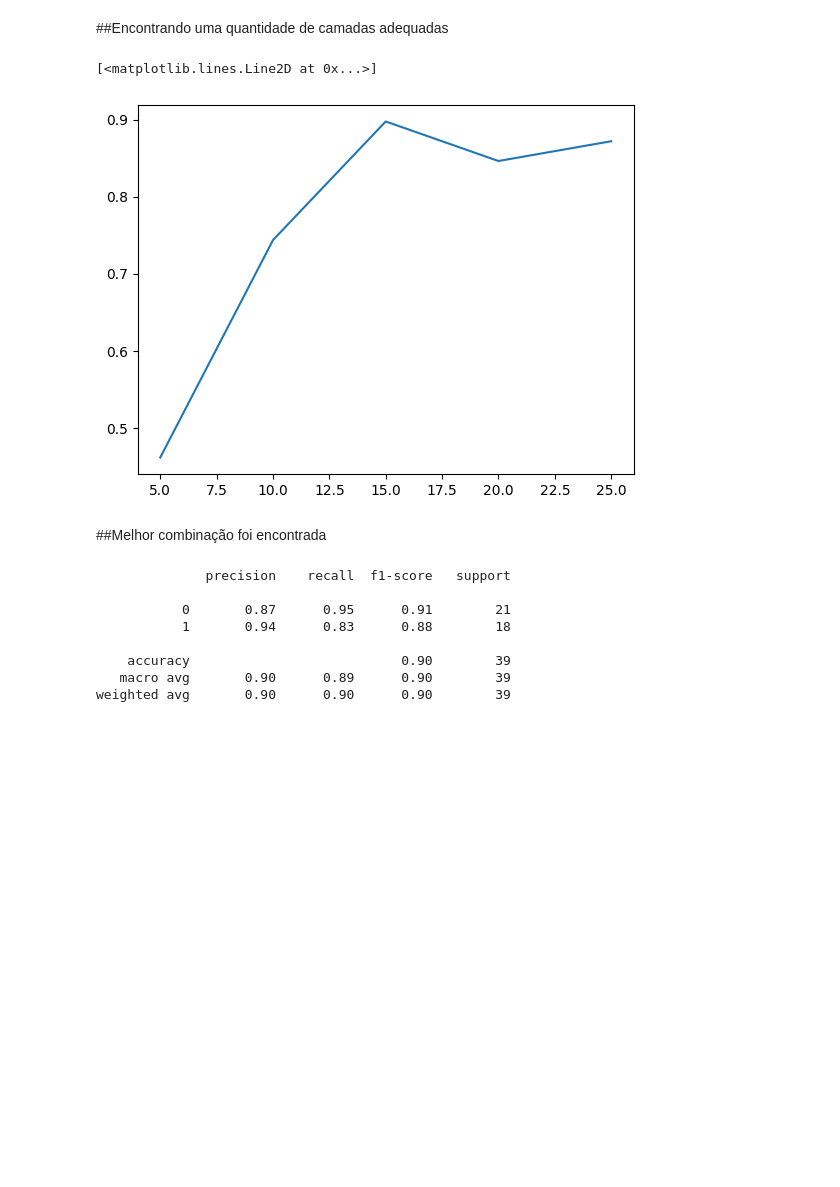
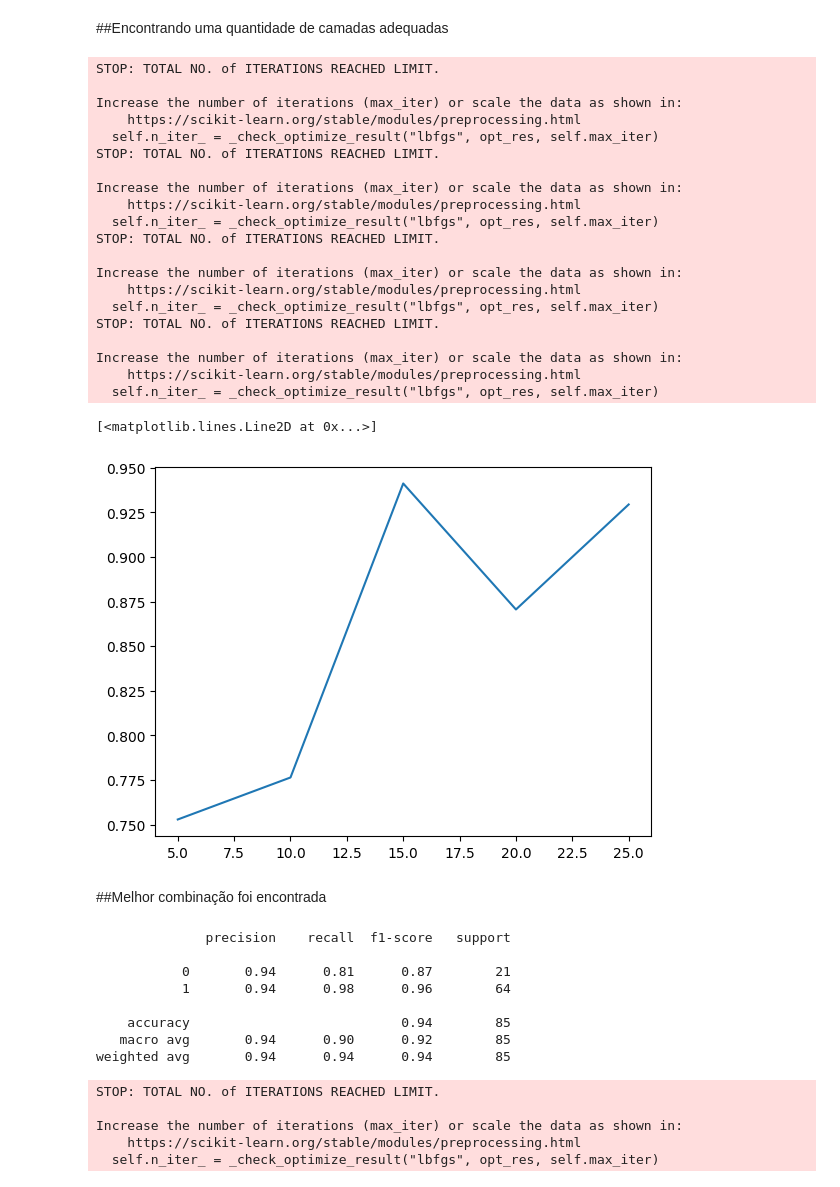
Before and after one commit to joseluan/ml_magalu, a Jupyter notebook: Magalu_rede_neural.ipynb, the cells around one changed output. Cells and saved outputs as stored; diff of their text form; code cells hidden in the pictures; blank space fills up the shorter version.

```diff
--- a/Magalu_rede_neural.ipynb
+++ b/Magalu_rede_neural.ipynb
@@ -25,30 +47,35 @@ dataframe = pd.read_csv(nome_arquivo) # Carregando o csv das ofertas
 # %% [markdown]
 ##Pre-processamento
 # %%
-dataframe = dataframe.drop_duplicates() #Removendo duplicadas
+#dataframe = dataframe.drop_duplicates() #Removendo duplicadas
+print('Tamanho do dataframe', len(dataframe.loc[:,'status']))
 dataframe = dataframe[dataframe['status'] != 'FINISHED'] # Retirando ofertas antigas
 dataframe['status'] = dataframe['status'].replace('APPROVED', 1) # Mudando o valor de string para int
 #dataframe['status'] = dataframe['status'].replace('FINISHED', 0) # Mudando o valor de string para int
 dataframe['status'] = dataframe['status'].replace('REPPROVED', 0) # Mudando o valor de string para int
 
+print('Tamanho do dataframe', len(dataframe.loc[:,'status']))
 #Retirando linhas quando os valores de historico de ano, 6 meses e 3 meses do zoom forem igual a zero
 dataframe = dataframe[dataframe['average_year'] > 0]
 dataframe = dataframe[dataframe['var_year'] > 0]
 dataframe = dataframe[dataframe['std_year'] > 0]
 
+print('Tamanho do dataframe', len(dataframe.loc[:,'status']))
 dataframe = dataframe[dataframe['average_six_months'] > 0]
 dataframe = dataframe[dataframe['var_six_months'] > 0]
 dataframe = dataframe[dataframe['std_six_months'] > 0]
 
+print('Tamanho do dataframe', len(dataframe.loc[:,'status']))
 dataframe = dataframe[dataframe['average_three_months'] > 0]
 dataframe = dataframe[dataframe['var_three_months'] > 0]
 dataframe = dataframe[dataframe['std_three_months'] > 0]
 
-del dataframe['var_year']
-del dataframe['std_year']
+print('Tamanho do dataframe', len(dataframe.loc[:,'status']))
+#del dataframe['var_year']
+#del dataframe['std_year']
 
-del dataframe['var_six_months']
-del dataframe['std_six_months']
+#del dataframe['var_six_months']
+#del dataframe['std_six_months']
 
-del dataframe['var_three_months']
-del dataframe['std_three_months']
+#del dataframe['var_three_months']
+#del dataframe['std_three_months']
@@ -145,24 +194,44 @@ Increase the number of iterations (max_iter) or scale the data as shown in:
 # %%
 resultados = {}
 camadas = range(5, 30, 5)
 for qtd_camadas in camadas:
-  mlp = MLPClassifier(activation='logistic',solver='adam',hidden_layer_sizes=(qtd_camadas), random_state=1, learning_rate_init=0.001)
+  mlp = MLPClassifier(activation='logistic',solver='lbfgs',hidden_layer_sizes=(qtd_camadas), random_state=1, learning_rate_init=0.001)
 
   mlp.fit(X_train,y_train)
 
   y_pred = mlp.predict(X_test)
   mlp.score(X_test, y_test)
 
   resultados[qtd_camadas] = accuracy_score(y_test,y_pred)
 
 plt.plot(camadas,list(resultados.values()))
 # %% [output]
-[<matplotlib.lines.Line2D at 0x...>]
+STOP: TOTAL NO. of ITERATIONS REACHED LIMIT.
+
+Increase the number of iterations (max_iter) or scale the data as shown in:
+    https://scikit-learn.org/stable/modules/preprocessing.html
+  self.n_iter_ = _check_optimize_result("lbfgs", opt_res, self.max_iter)
+STOP: TOTAL NO. of ITERATIONS REACHED LIMIT.
+
+Increase the number of iterations (max_iter) or scale the data as shown in:
+    https://scikit-learn.org/stable/modules/preprocessing.html
+  self.n_iter_ = _check_optimize_result("lbfgs", opt_res, self.max_iter)
+STOP: TOTAL NO. of ITERATIONS REACHED LIMIT.
+
+Increase the number of iterations (max_iter) or scale the data as shown in:
+    https://scikit-learn.org/stable/modules/preprocessing.html
+  self.n_iter_ = _check_optimize_result("lbfgs", opt_res, self.max_iter)
+STOP: TOTAL NO. of ITERATIONS REACHED LIMIT.
+
+Increase the number of iterations (max_iter) or scale the data as shown in:
+    https://scikit-learn.org/stable/modules/preprocessing.html
+  self.n_iter_ = _check_optimize_result("lbfgs", opt_res, self.max_iter)
+[<matplotlib.lines.Line2D at 0x...>]
-[figure, old version]
+[figure, new version]
 # %% [markdown]
 ##Melhor combinação foi encontrada
 # %%
-mlp = MLPClassifier(activation='logistic',solver='adam',hidden_layer_sizes=(15), random_state=1, learning_rate_init=0.001)
+mlp = MLPClassifier(activation='logistic',solver='lbfgs',hidden_layer_sizes=(15), random_state=1, learning_rate_init=0.001)
 
 mlp.fit(X_train,y_train)
 
@@ -173,9 +242,14 @@ print(classification_report(y_test,y_pred))
 # %% [output]
               precision    recall  f1-score   support
 
-           0       0.87      0.95      0.91        21
-           1       0.94      0.83      0.88        18
+           0       0.94      0.81      0.87        21
+           1       0.94      0.98      0.96        64
 
-    accuracy                           0.90        39
-   macro avg       0.90      0.89      0.90        39
-weighted avg       0.90      0.90      0.90        39
+    accuracy                           0.94        85
+   macro avg       0.94      0.90      0.92        85
+weighted avg       0.94      0.94      0.94        85
+STOP: TOTAL NO. of ITERATIONS REACHED LIMIT.
+
+Increase the number of iterations (max_iter) or scale the data as shown in:
+    https://scikit-learn.org/stable/modules/preprocessing.html
+  self.n_iter_ = _check_optimize_result("lbfgs", opt_res, self.max_iter)
```
Also changed, not shown: parts of 6 cells of this notebook.
